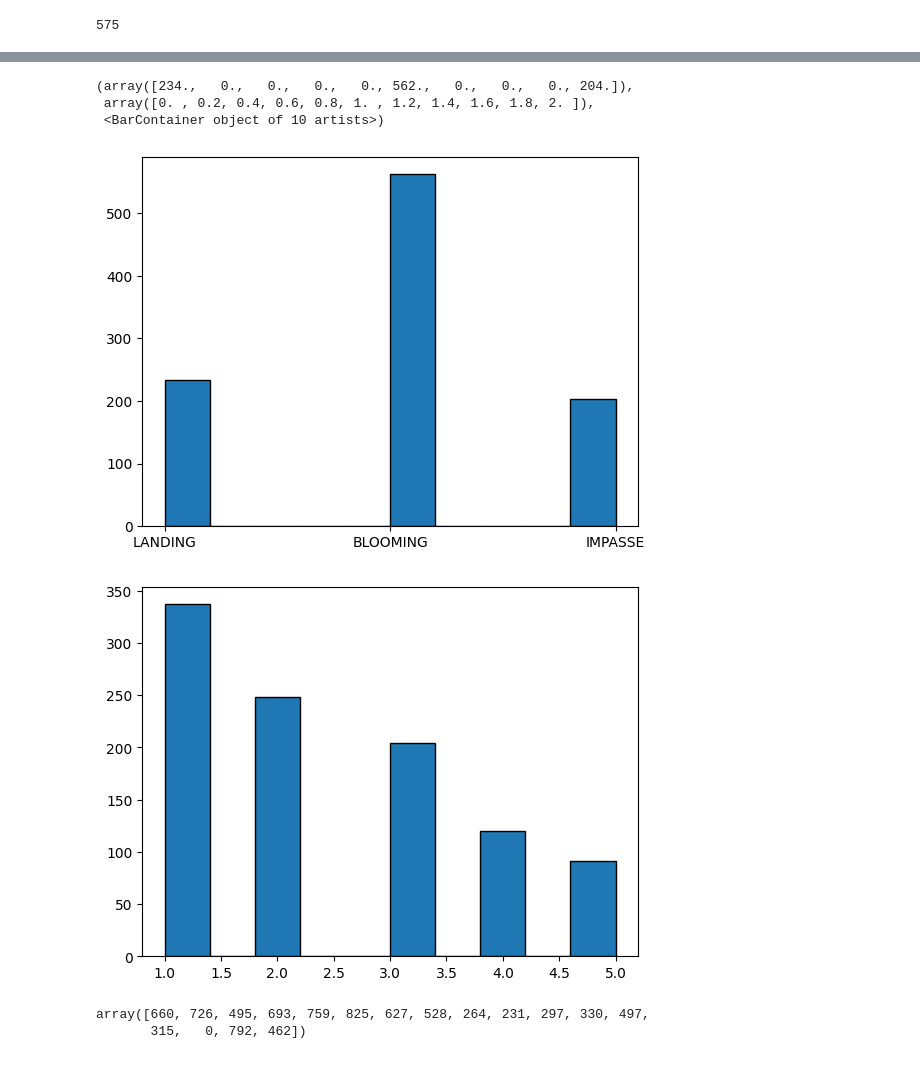
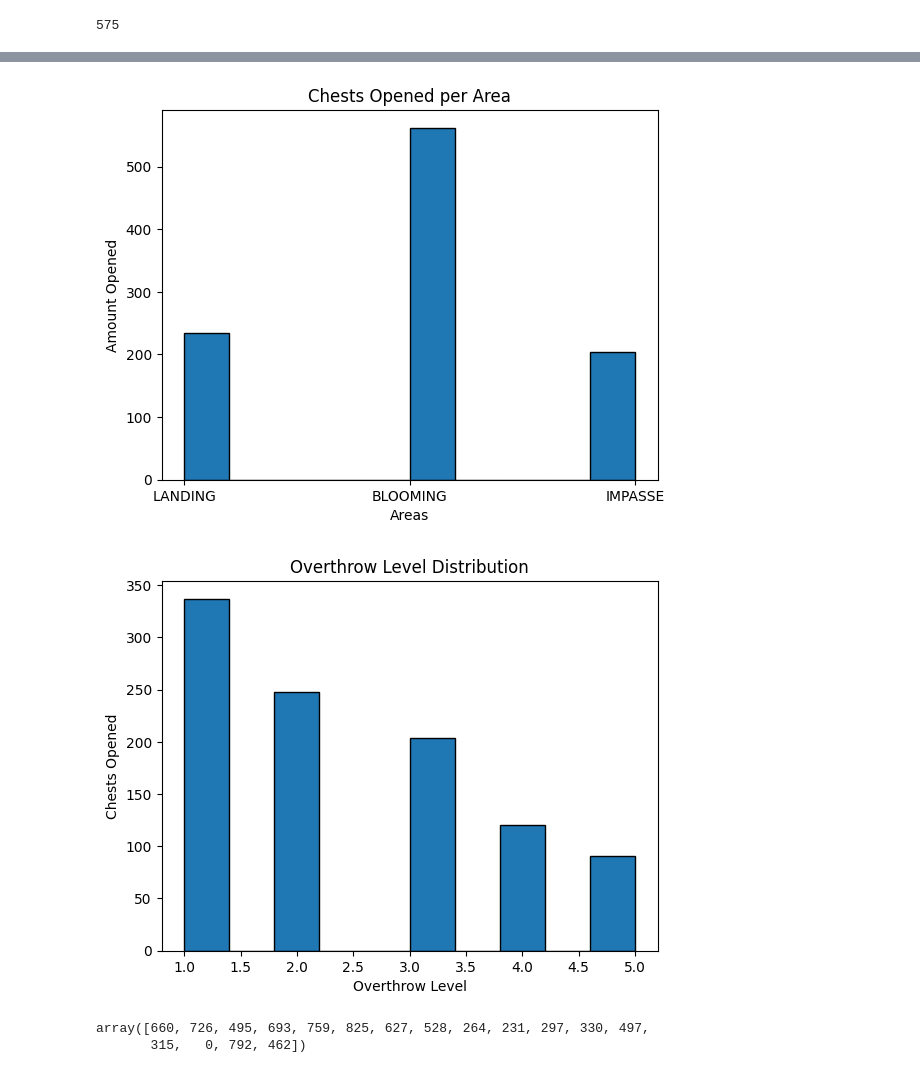
Before and after one commit to foooooooooooooooooooooooooootw/Pale-Heart-Drop-Rates-Dataset, a Jupyter notebook: res/initial pale heart chest analysis .ipynb, the cells around one changed output, grey strips where cells are left out. Drawn from its saved outputs; the diff is of its cells as text; code cells hidden in the pictures.

```diff
--- a/res/initial pale heart chest analysis .ipynb
+++ b/res/initial pale heart chest analysis .ipynb
@@ -65,16 +64,19 @@ plt.hist(df['Type'], edgecolor='black')
 # %%
 plt.hist(df['AO'], edgecolor='black')
-#plt.savefig("area distribution.png")
+plt.xlabel('Areas')
+plt.ylabel('Amount Opened')
+plt.title("Chests Opened per Area")
+plt.savefig("area distribution.png")
 # %% [output]
-(array([234.,   0.,   0.,   0.,   0., 562.,   0.,   0.,   0., 204.]),
- array([0. , 0.2, 0.4, 0.6, 0.8, 1. , 1.2, 1.4, 1.6, 1.8, 2. ]),
- <BarContainer object of 10 artists>)
-[figure, old version]
+[figure, new version]
 # %%
 plt.hist(df['OL'], edgecolor='black')
+plt.xlabel('Overthrow Level')
+plt.ylabel('Chests Opened')
+plt.title("Overthrow Level Distribution")
 plt.savefig("level distribution.png")
 # %% [output]
-[figure, old version]
+[figure, new version]
 # %%
 #Proving glimmer amounts are discrete
 pd.unique(df['Glimmer'])
```
Also changed, not shown: parts of 18 cells of this notebook, 4 other files.
